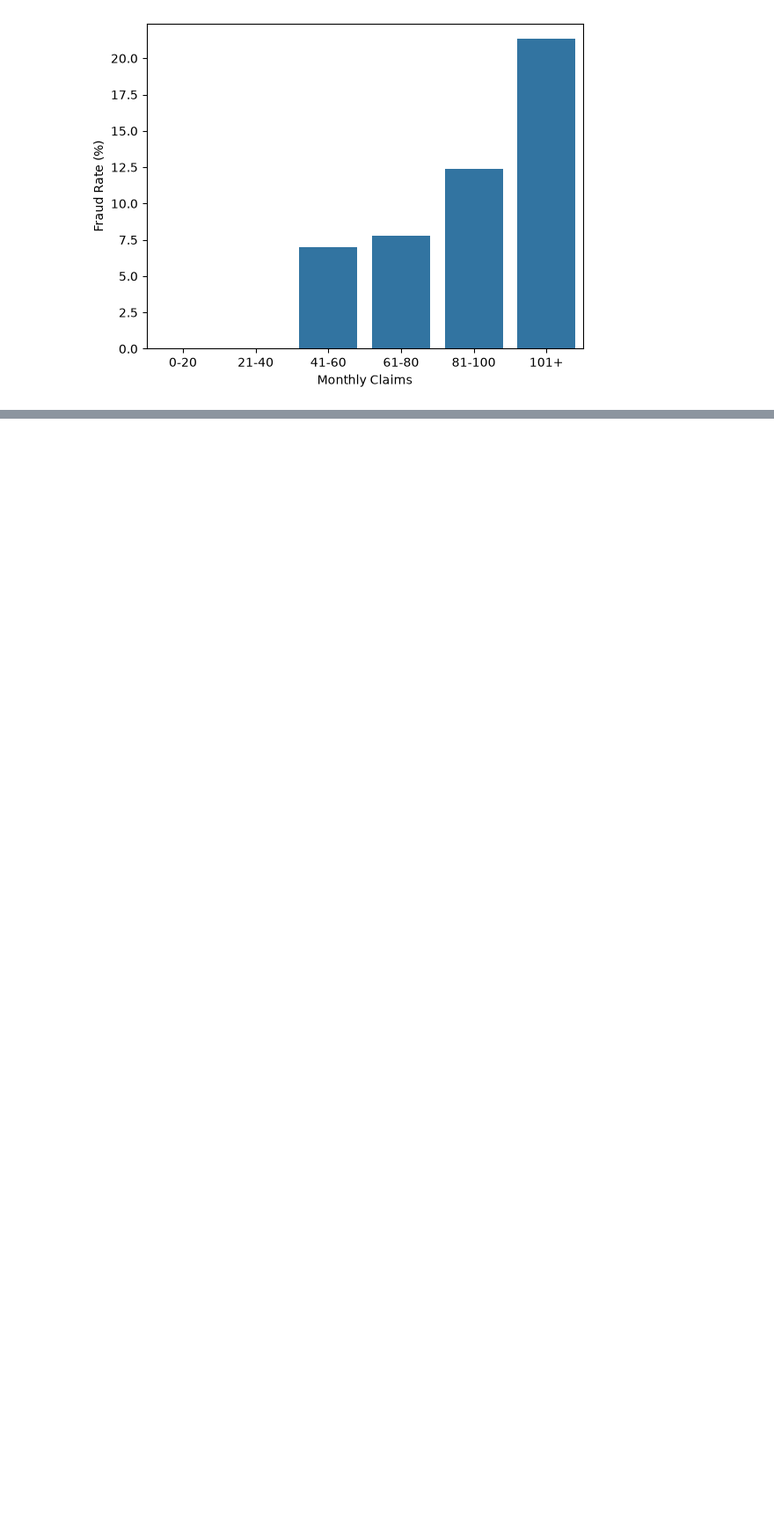
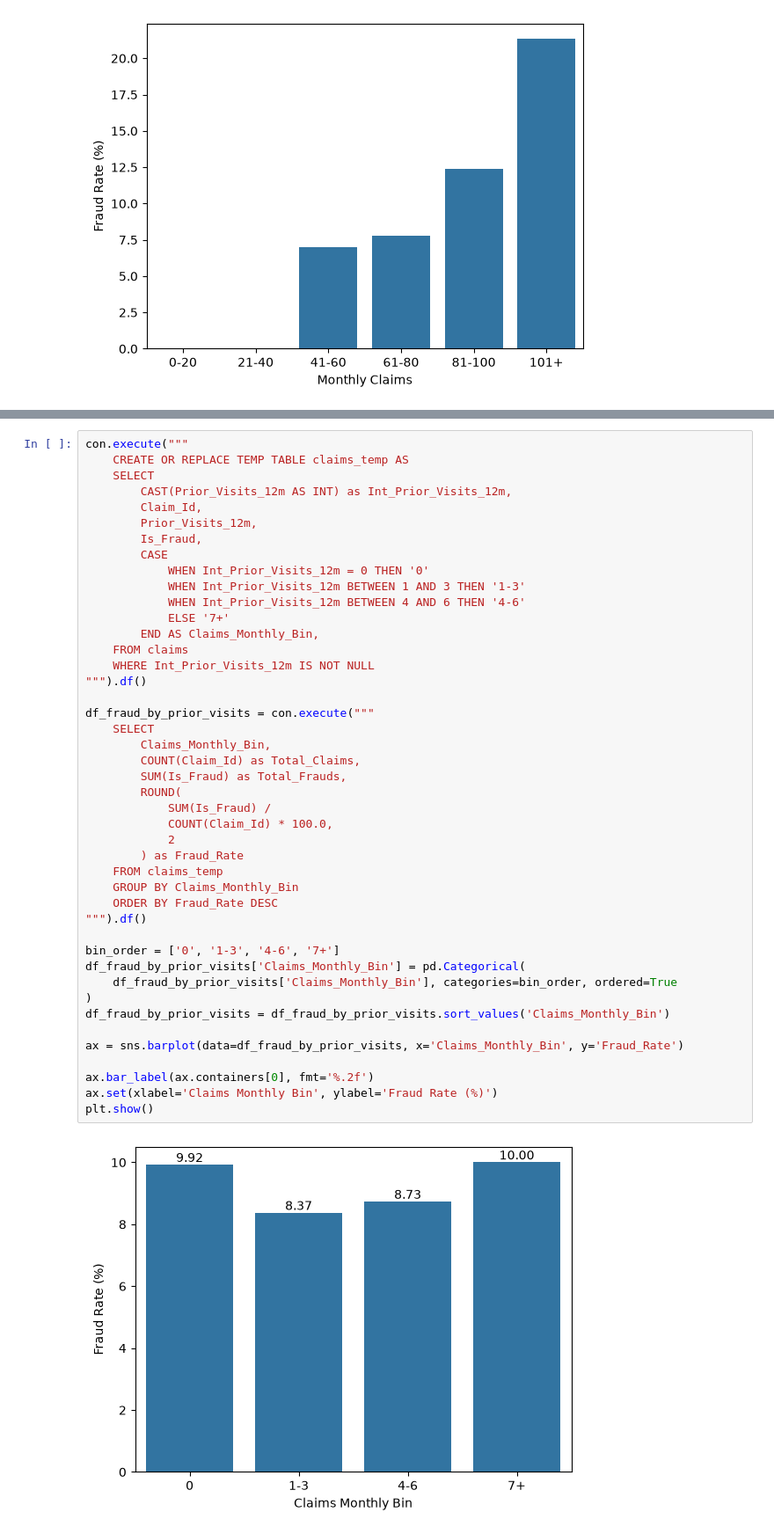
Before and after one commit to jscode-1302/claims_analysis, a Jupyter notebook: notebooks/analysis.ipynb, the cells around one changed output, grey strips where cells are left out. Shown at 88% size. Drawn from its saved outputs; the diff is of its cells as text; blank space fills up the shorter version.

```diff
--- a/notebooks/analysis.ipynb
+++ b/notebooks/analysis.ipynb
@@ -697,0 +726,46 @@ Providers in the range of 61-80 had 810 frauds in total, which only represents 7
+# %%
+con.execute("""
+    CREATE OR REPLACE TEMP TABLE claims_temp AS
+    SELECT
+        CAST(Prior_Visits_12m AS INT) as Int_Prior_Visits_12m,
+        Claim_Id,
+        Prior_Visits_12m,
+        Is_Fraud,
+        CASE
+            WHEN Int_Prior_Visits_12m = 0 THEN '0'
+            WHEN Int_Prior_Visits_12m BETWEEN 1 AND 3 THEN '1-3'
+            WHEN Int_Prior_Visits_12m BETWEEN 4 AND 6 THEN '4-6'
+            ELSE '7+'
+        END AS Claims_Monthly_Bin,
+    FROM claims
+    WHERE Int_Prior_Visits_12m IS NOT NULL
+""").df()
+
+df_fraud_by_prior_visits = con.execute("""
+    SELECT
+        Claims_Monthly_Bin,
+        COUNT(Claim_Id) as Total_Claims,
+        SUM(Is_Fraud) as Total_Frauds,
+        ROUND(
+            SUM(Is_Fraud) /
+            COUNT(Claim_Id) * 100.0,
+            2
+        ) as Fraud_Rate
+    FROM claims_temp
+    GROUP BY Claims_Monthly_Bin
+    ORDER BY Fraud_Rate DESC
+""").df()
+
+bin_order = ['0', '1-3', '4-6', '7+']
+df_fraud_by_prior_visits['Claims_Monthly_Bin'] = pd.Categorical(
+    df_fraud_by_prior_visits['Claims_Monthly_Bin'], categories=bin_order, ordered=True
+)
+df_fraud_by_prior_visits = df_fraud_by_prior_visits.sort_values('Claims_Monthly_Bin')
+
+ax = sns.barplot(data=df_fraud_by_prior_visits, x='Claims_Monthly_Bin', y='Fraud_Rate')
+
+ax.bar_label(ax.containers[0], fmt='%.2f')
+ax.set(xlabel='Claims Monthly Bin', ylabel='Fraud Rate (%)')
+plt.show()
+# %% [output]
+[figure, added]
```
Also changed, not shown: parts of 9 cells of this notebook.
